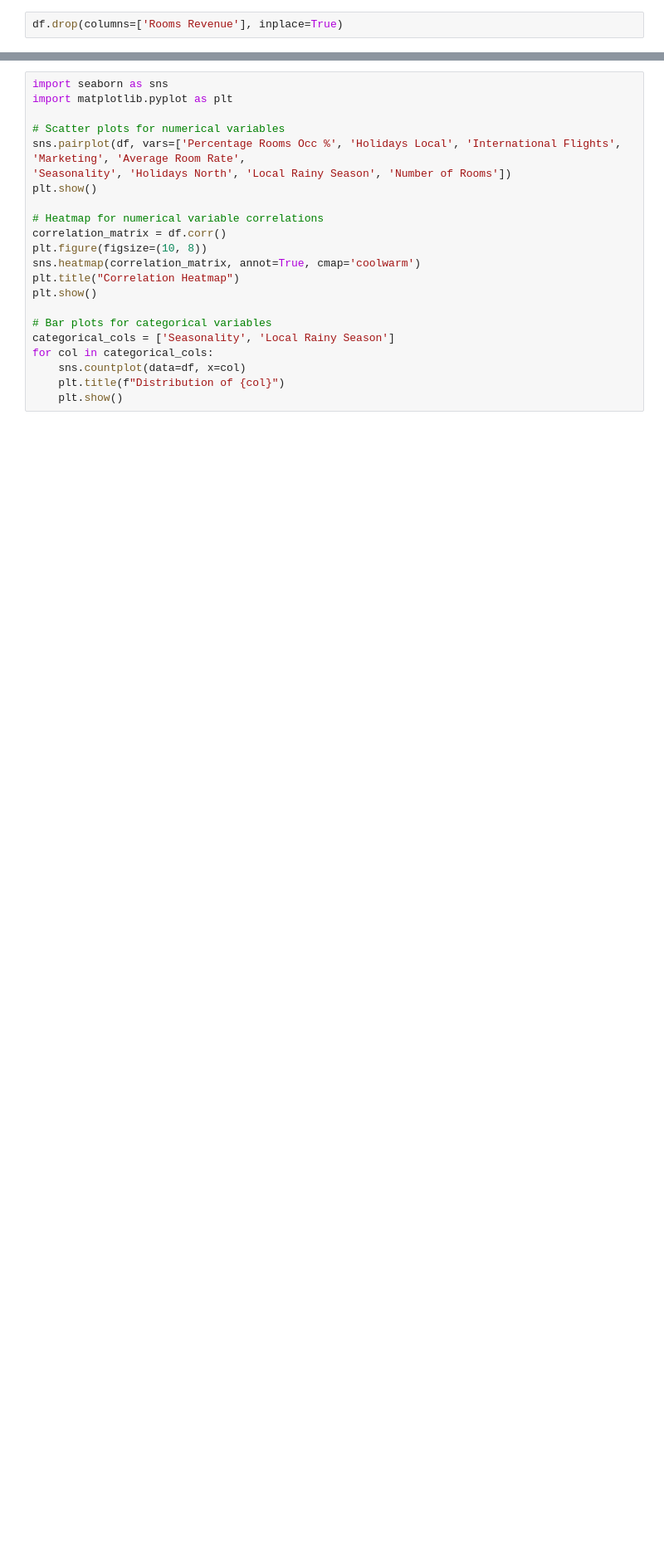
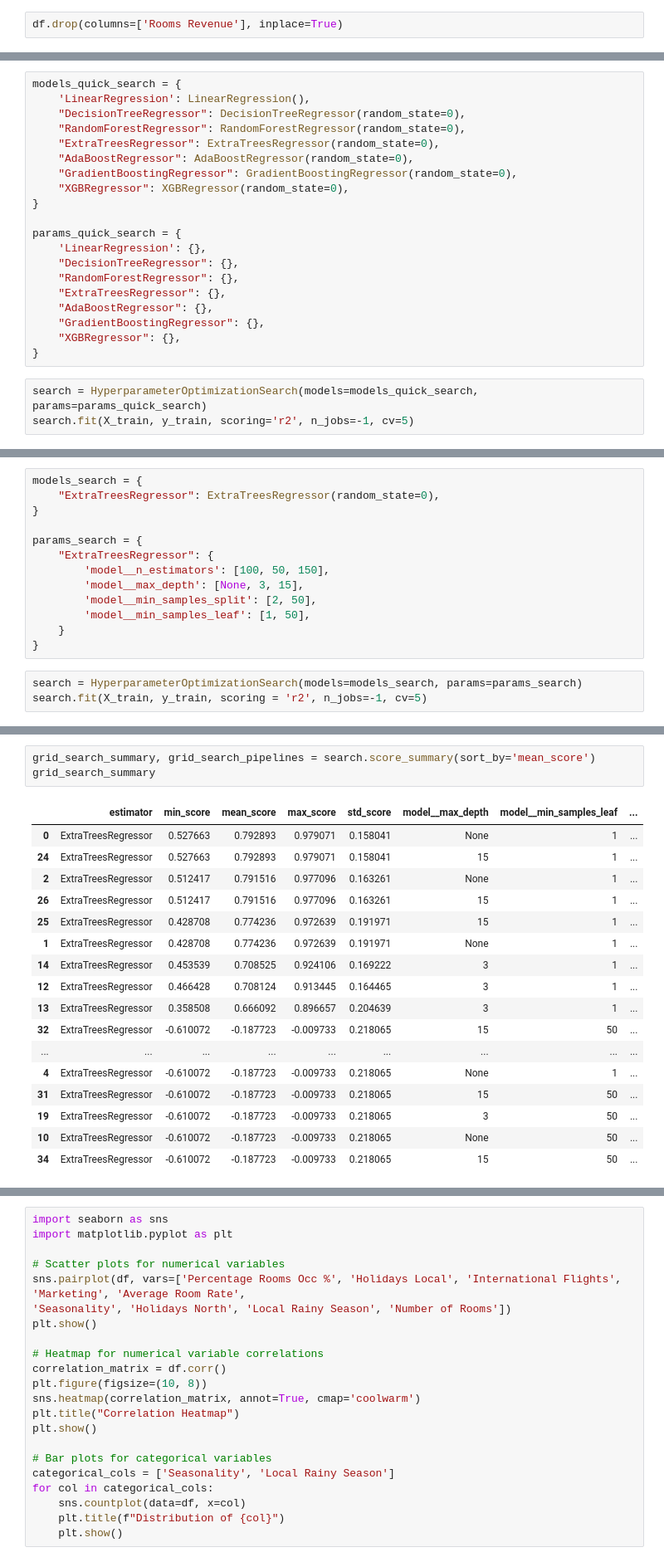
Before and after one commit to Danpr1984/hotelbudget, a Jupyter notebook: predictive_models/1.occupancy.ipynb, the cells around one changed output, grey strips where cells are left out. Shown at 83% size. Saved outputs shown, nothing was run; the diff lists cells and outputs as text; blank space fills up the shorter version.

Commit message:
tested hyperparameters search

```diff
--- a/predictive_models/1.occupancy.ipynb
+++ b/predictive_models/1.occupancy.ipynb
@@ -138,0 +208,23 @@ df
+# %%
+models_quick_search = {
+    'LinearRegression': LinearRegression(),
+    "DecisionTreeRegressor": DecisionTreeRegressor(random_state=0),
+    "RandomForestRegressor": RandomForestRegressor(random_state=0),
+    "ExtraTreesRegressor": ExtraTreesRegressor(random_state=0),
+    "AdaBoostRegressor": AdaBoostRegressor(random_state=0),
+    "GradientBoostingRegressor": GradientBoostingRegressor(random_state=0),
+    "XGBRegressor": XGBRegressor(random_state=0),
+}
+
+params_quick_search = {
+    'LinearRegression': {},
+    "DecisionTreeRegressor": {},
+    "RandomForestRegressor": {},
+    "ExtraTreesRegressor": {},
+    "AdaBoostRegressor": {},
+    "GradientBoostingRegressor": {},
+    "XGBRegressor": {},
+}
+# %%
+search = HyperparameterOptimizationSearch(models=models_quick_search, params=params_quick_search)
+search.fit(X_train, y_train, scoring='r2', n_jobs=-1, cv=5)
@@ -138,0 +261,16 @@ df
+# %%
+models_search = {
+    "ExtraTreesRegressor": ExtraTreesRegressor(random_state=0),
+}
+
+params_search = {
+    "ExtraTreesRegressor": {
+        'model__n_estimators': [100, 50, 150],
+        'model__max_depth': [None, 3, 15],
+        'model__min_samples_split': [2, 50],
+        'model__min_samples_leaf': [1, 50],
+    }
+}
+# %%
+search = HyperparameterOptimizationSearch(models=models_search, params=params_search)
+search.fit(X_train, y_train, scoring = 'r2', n_jobs=-1, cv=5)
@@ -138,0 +281,21 @@ df
+# %%
+grid_search_summary, grid_search_pipelines = search.score_summary(sort_by='mean_score')
+grid_search_summary
+# %% [output]
+|  | estimator | min_score | mean_score | max_score | std_score | model__max_depth | model__min_samples_leaf | ... |
+| 0 | ExtraTreesRegressor | 0.527663 | 0.792893 | 0.979071 | 0.158041 | None | 1 | ... |
+| 24 | ExtraTreesRegressor | 0.527663 | 0.792893 | 0.979071 | 0.158041 | 15 | 1 | ... |
+| 2 | ExtraTreesRegressor | 0.512417 | 0.791516 | 0.977096 | 0.163261 | None | 1 | ... |
+| 26 | ExtraTreesRegressor | 0.512417 | 0.791516 | 0.977096 | 0.163261 | 15 | 1 | ... |
+| 25 | ExtraTreesRegressor | 0.428708 | 0.774236 | 0.972639 | 0.191971 | 15 | 1 | ... |
+| 1 | ExtraTreesRegressor | 0.428708 | 0.774236 | 0.972639 | 0.191971 | None | 1 | ... |
+| 14 | ExtraTreesRegressor | 0.453539 | 0.708525 | 0.924106 | 0.169222 | 3 | 1 | ... |
+| 12 | ExtraTreesRegressor | 0.466428 | 0.708124 | 0.913445 | 0.164465 | 3 | 1 | ... |
+| 13 | ExtraTreesRegressor | 0.358508 | 0.666092 | 0.896657 | 0.204639 | 3 | 1 | ... |
+| 32 | ExtraTreesRegressor | -0.610072 | -0.187723 | -0.009733 | 0.218065 | 15 | 50 | ... |
+| ... | ... | ... | ... | ... | ... | ... | ... | ... |
+| 4 | ExtraTreesRegressor | -0.610072 | -0.187723 | -0.009733 | 0.218065 | None | 1 | ... |
+| 31 | ExtraTreesRegressor | -0.610072 | -0.187723 | -0.009733 | 0.218065 | 15 | 50 | ... |
+| 19 | ExtraTreesRegressor | -0.610072 | -0.187723 | -0.009733 | 0.218065 | 3 | 50 | ... |
+| 10 | ExtraTreesRegressor | -0.610072 | -0.187723 | -0.009733 | 0.218065 | None | 50 | ... |
+| 34 | ExtraTreesRegressor | -0.610072 | -0.187723 | -0.009733 | 0.218065 | 15 | 50 | ... |
```
Also changed, not shown: parts of 18 cells of this notebook, 2 other files.
